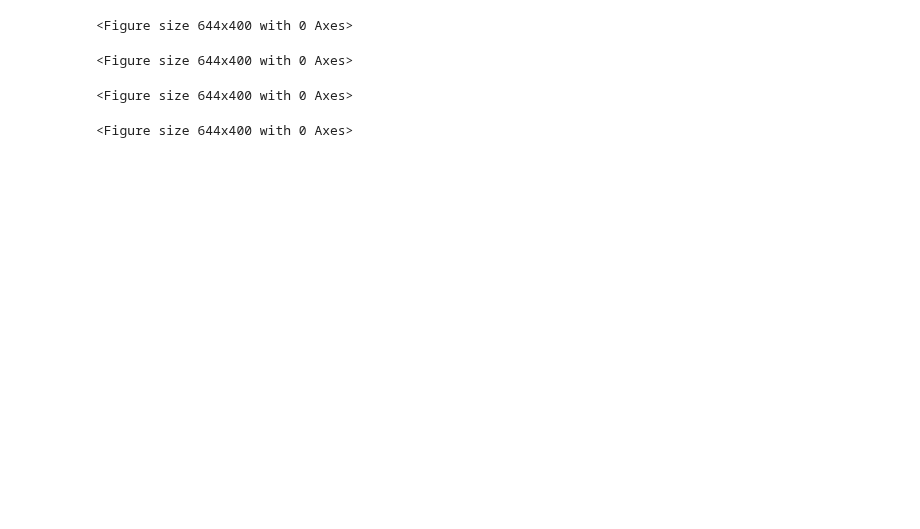
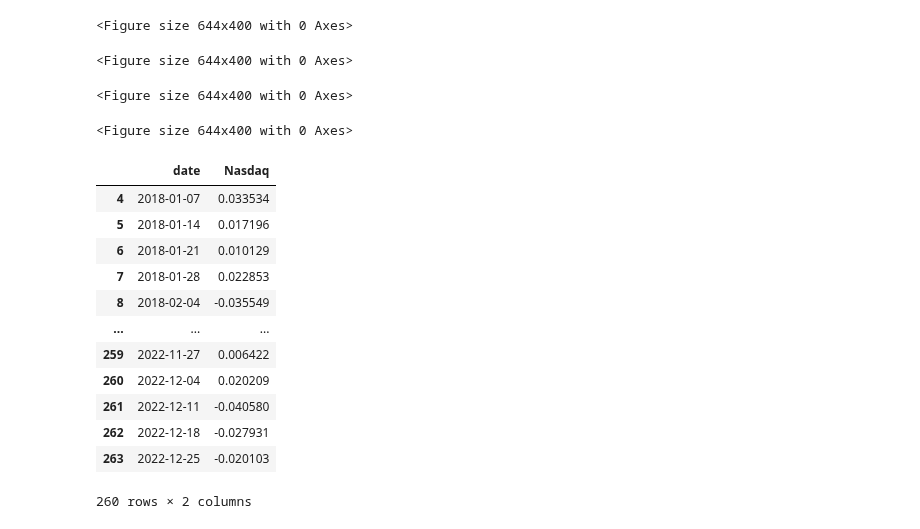
Before and after one commit to adambaybutt/crypto_asset_pricing, a Jupyter notebook: code/8-descriptive_stats.ipynb, the cells around one changed output. Drawn from its saved outputs; the diff is of its cells as text; code cells hidden in the pictures; blank space fills up the shorter version.

```diff
--- a/code/8-descriptive_stats.ipynb
+++ b/code/8-descriptive_stats.ipynb
@@ -804,0 +867,16 @@ if __name__ == "__main__":
+# %%
+nsdq_df
+# %% [output]
+|  | date | Nasdaq |
+| 4 | 2018-01-07 | 0.033534 |
+| 5 | 2018-01-14 | 0.017196 |
+| 6 | 2018-01-21 | 0.010129 |
+| 7 | 2018-01-28 | 0.022853 |
+| 8 | 2018-02-04 | -0.035549 |
+| ... | ... | ... |
+| 259 | 2022-11-27 | 0.006422 |
+| 260 | 2022-12-04 | 0.020209 |
+| 261 | 2022-12-11 | -0.040580 |
+| 262 | 2022-12-18 | -0.027931 |
+| 263 | 2022-12-25 | -0.020103 |
+260 rows × 2 columns
```
Also changed, not shown: parts of 14 cells of this notebook, 1 other file.
